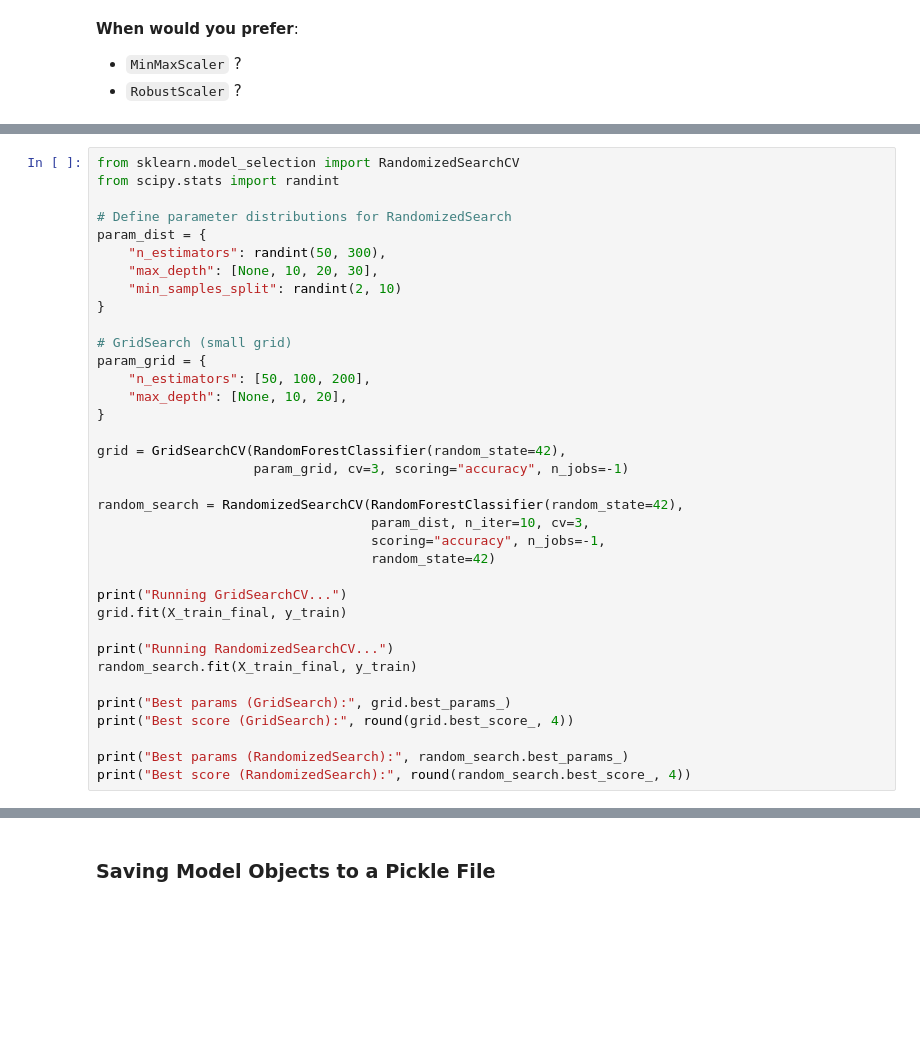
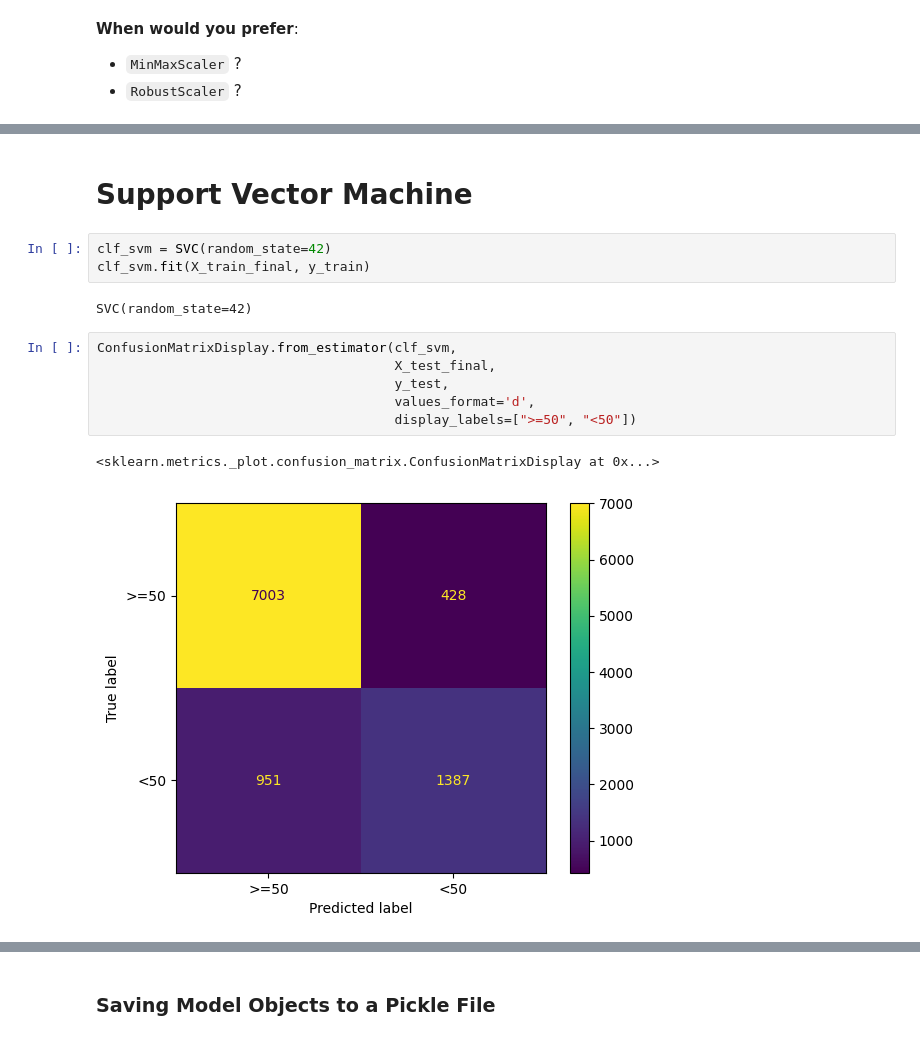
Before and after one commit to navinor/dl-survey-live-lab-2025, a Jupyter notebook: notebooks/01_baseline_support_vector_machine.ipynb, the cells around one changed output, grey strips where cells are left out. Cells and saved outputs as stored; diff of their text form; blank space fills up the shorter version.

```diff
--- a/notebooks/01_baseline_support_vector_machine.ipynb
+++ b/notebooks/01_baseline_support_vector_machine.ipynb
@@ -286,36 +187,0 @@ An alternative is **RandomizedSearchCV**: it samples combinations at random.
-# %%
-from sklearn.model_selection import RandomizedSearchCV
-from scipy.stats import randint
-
-# Define parameter distributions for RandomizedSearch
-param_dist = {
-    "n_estimators": randint(50, 300),
-    "max_depth": [None, 10, 20, 30],
-    "min_samples_split": randint(2, 10)
-}
-
-# GridSearch (small grid)
-param_grid = {
-    "n_estimators": [50, 100, 200],
-    "max_depth": [None, 10, 20],
-}
-
-grid = GridSearchCV(RandomForestClassifier(random_state=42),
-                    param_grid, cv=3, scoring="accuracy", n_jobs=-1)
-
-random_search = RandomizedSearchCV(RandomForestClassifier(random_state=42),
-                                   param_dist, n_iter=10, cv=3,
-                                   scoring="accuracy", n_jobs=-1,
-                                   random_state=42)
-
-print("Running GridSearchCV...")
-grid.fit(X_train_final, y_train)
-
-print("Running RandomizedSearchCV...")
-random_search.fit(X_train_final, y_train)
-
-print("Best params (GridSearch):", grid.best_params_)
-print("Best score (GridSearch):", round(grid.best_score_, 4))
-
-print("Best params (RandomizedSearch):", random_search.best_params_)
-print("Best score (RandomizedSearch):", round(random_search.best_score_, 4))
@@ -752,0 +188,16 @@ Let the user pick a **threshold** for classifying `>50K` using `predict_proba`.
+# %% [markdown]
+# Support Vector Machine
+# %%
+clf_svm = SVC(random_state=42)
+clf_svm.fit(X_train_final, y_train)
+# %% [output]
+SVC(random_state=42)
+# %%
+ConfusionMatrixDisplay.from_estimator(clf_svm,
+                                      X_test_final,
+                                      y_test,
+                                      values_format='d',
+                                      display_labels=[">=50", "<50"])
+# %% [output]
+<sklearn.metrics._plot.confusion_matrix.ConfusionMatrixDisplay at 0x...>
+[figure, added]
```
Also changed, not shown: parts of 37 cells of this notebook.
